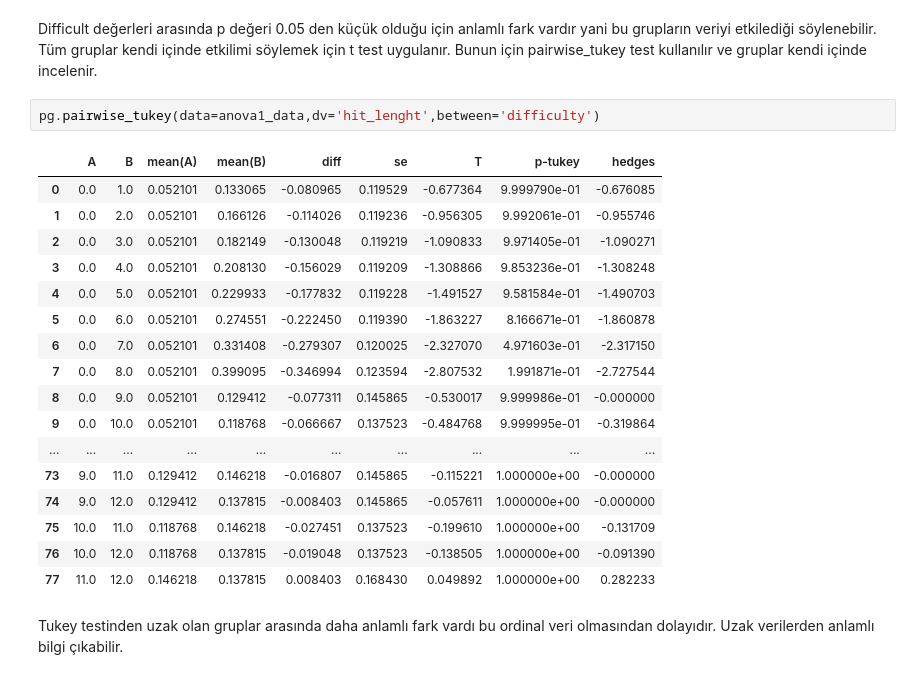
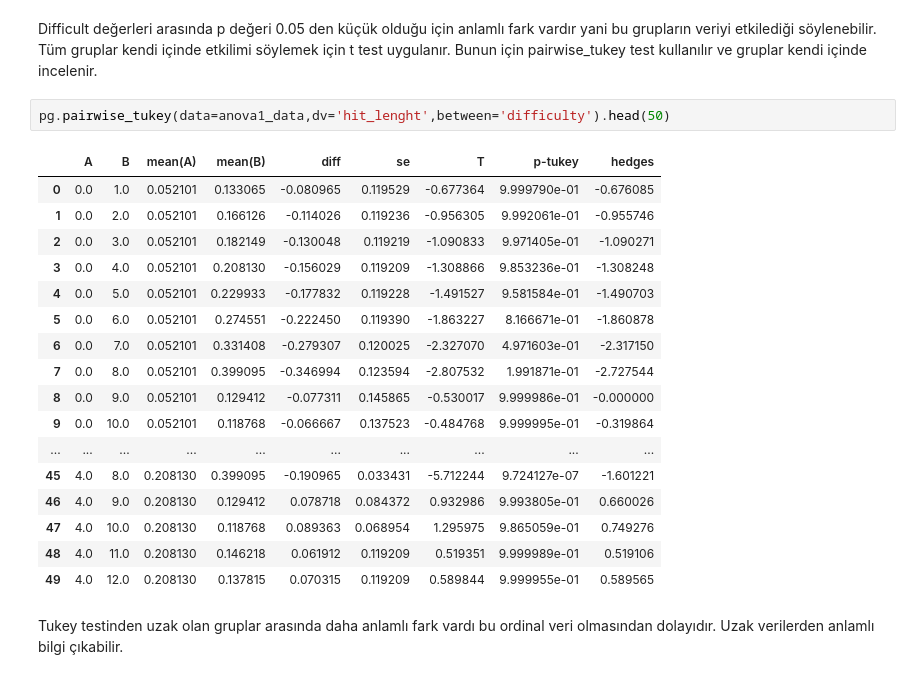
Before and after one commit to onrdmr/YapayZeka, a Jupyter notebook: YapayZekaProje/model.ipynb, the cells around one changed output. Cells and saved outputs as stored; diff of their text form.

```diff
--- a/YapayZekaProje/model.ipynb
+++ b/YapayZekaProje/model.ipynb
@@ -203,25 +203,25 @@ pg.anova(data=anova1_data,dv='hit_lenght',between='difficulty')
 # %% [markdown]
 Difficult değerleri arasında p değeri 0.05 den küçük olduğu için anlamlı fark vardır yani bu grupların veriyi etkilediği söylenebilir. Tüm gruplar kendi içinde etkilimi söylemek için t test uygulanır. Bunun için pairwise_tukey test kullanılır ve gruplar kendi içinde incelenir.
 # %%
-pg.pairwise_tukey(data=anova1_data,dv='hit_lenght',between='difficulty')
+pg.pairwise_tukey(data=anova1_data,dv='hit_lenght',between='difficulty').head(50)
 # %% [output]
 |  | A | B | mean(A) | mean(B) | diff | se | T | p-tukey | hedges |
 | 0 | 0.0 | 1.0 | 0.052101 | 0.133065 | -0.080965 | 0.119529 | -0.677364 | 9.999790e-01 | -0.676085 |
 | 1 | 0.0 | 2.0 | 0.052101 | 0.166126 | -0.114026 | 0.119236 | -0.956305 | 9.992061e-01 | -0.955746 |
 | 2 | 0.0 | 3.0 | 0.052101 | 0.182149 | -0.130048 | 0.119219 | -1.090833 | 9.971405e-01 | -1.090271 |
 | 3 | 0.0 | 4.0 | 0.052101 | 0.208130 | -0.156029 | 0.119209 | -1.308866 | 9.853236e-01 | -1.308248 |
 | 4 | 0.0 | 5.0 | 0.052101 | 0.229933 | -0.177832 | 0.119228 | -1.491527 | 9.581584e-01 | -1.490703 |
 | 5 | 0.0 | 6.0 | 0.052101 | 0.274551 | -0.222450 | 0.119390 | -1.863227 | 8.166671e-01 | -1.860878 |
 | 6 | 0.0 | 7.0 | 0.052101 | 0.331408 | -0.279307 | 0.120025 | -2.327070 | 4.971603e-01 | -2.317150 |
 | 7 | 0.0 | 8.0 | 0.052101 | 0.399095 | -0.346994 | 0.123594 | -2.807532 | 1.991871e-01 | -2.727544 |
 | 8 | 0.0 | 9.0 | 0.052101 | 0.129412 | -0.077311 | 0.145865 | -0.530017 | 9.999986e-01 | -0.000000 |
 | 9 | 0.0 | 10.0 | 0.052101 | 0.118768 | -0.066667 | 0.137523 | -0.484768 | 9.999995e-01 | -0.319864 |
 | ... | ... | ... | ... | ... | ... | ... | ... | ... | ... |
-| 73 | 9.0 | 11.0 | 0.129412 | 0.146218 | -0.016807 | 0.145865 | -0.115221 | 1.000000e+00 | -0.000000 |
-| 74 | 9.0 | 12.0 | 0.129412 | 0.137815 | -0.008403 | 0.145865 | -0.057611 | 1.000000e+00 | -0.000000 |
-| 75 | 10.0 | 11.0 | 0.118768 | 0.146218 | -0.027451 | 0.137523 | -0.199610 | 1.000000e+00 | -0.131709 |
-| 76 | 10.0 | 12.0 | 0.118768 | 0.137815 | -0.019048 | 0.137523 | -0.138505 | 1.000000e+00 | -0.091390 |
-| 77 | 11.0 | 12.0 | 0.146218 | 0.137815 | 0.008403 | 0.168430 | 0.049892 | 1.000000e+00 | 0.282233 |
+| 45 | 4.0 | 8.0 | 0.208130 | 0.399095 | -0.190965 | 0.033431 | -5.712244 | 9.724127e-07 | -1.601221 |
+| 46 | 4.0 | 9.0 | 0.208130 | 0.129412 | 0.078718 | 0.084372 | 0.932986 | 9.993805e-01 | 0.660026 |
+| 47 | 4.0 | 10.0 | 0.208130 | 0.118768 | 0.089363 | 0.068954 | 1.295975 | 9.865059e-01 | 0.749276 |
+| 48 | 4.0 | 11.0 | 0.208130 | 0.146218 | 0.061912 | 0.119209 | 0.519351 | 9.999989e-01 | 0.519106 |
+| 49 | 4.0 | 12.0 | 0.208130 | 0.137815 | 0.070315 | 0.119209 | 0.589844 | 9.999955e-01 | 0.589565 |
 # %% [markdown]
 Tukey testinden uzak olan gruplar arasında daha anlamlı fark vardı bu ordinal veri olmasından dolayıdır. Uzak verilerden anlamlı bilgi çıkabilir.
 # %%
```
Also changed, not shown: parts of 7 cells of this notebook.
